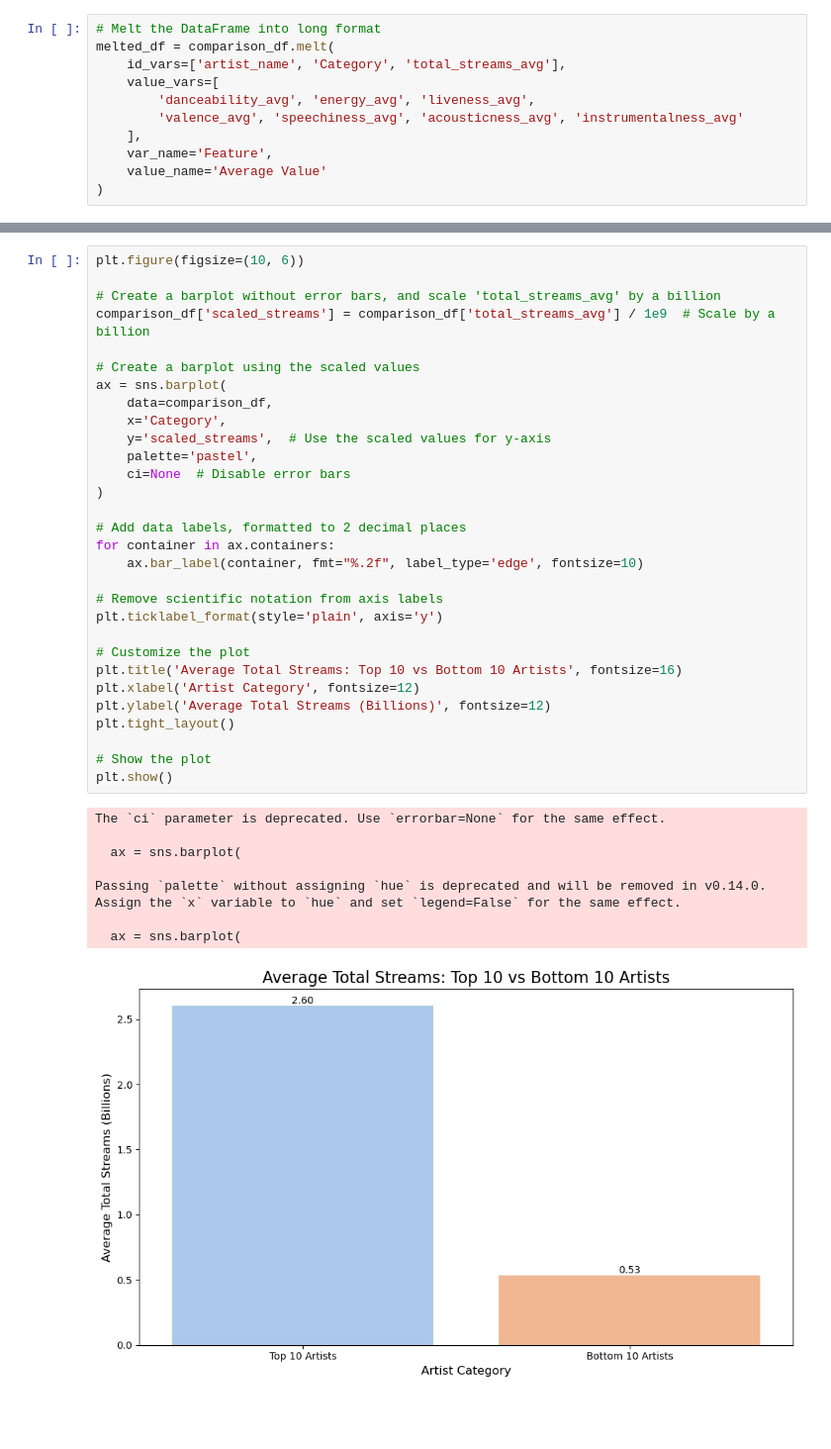
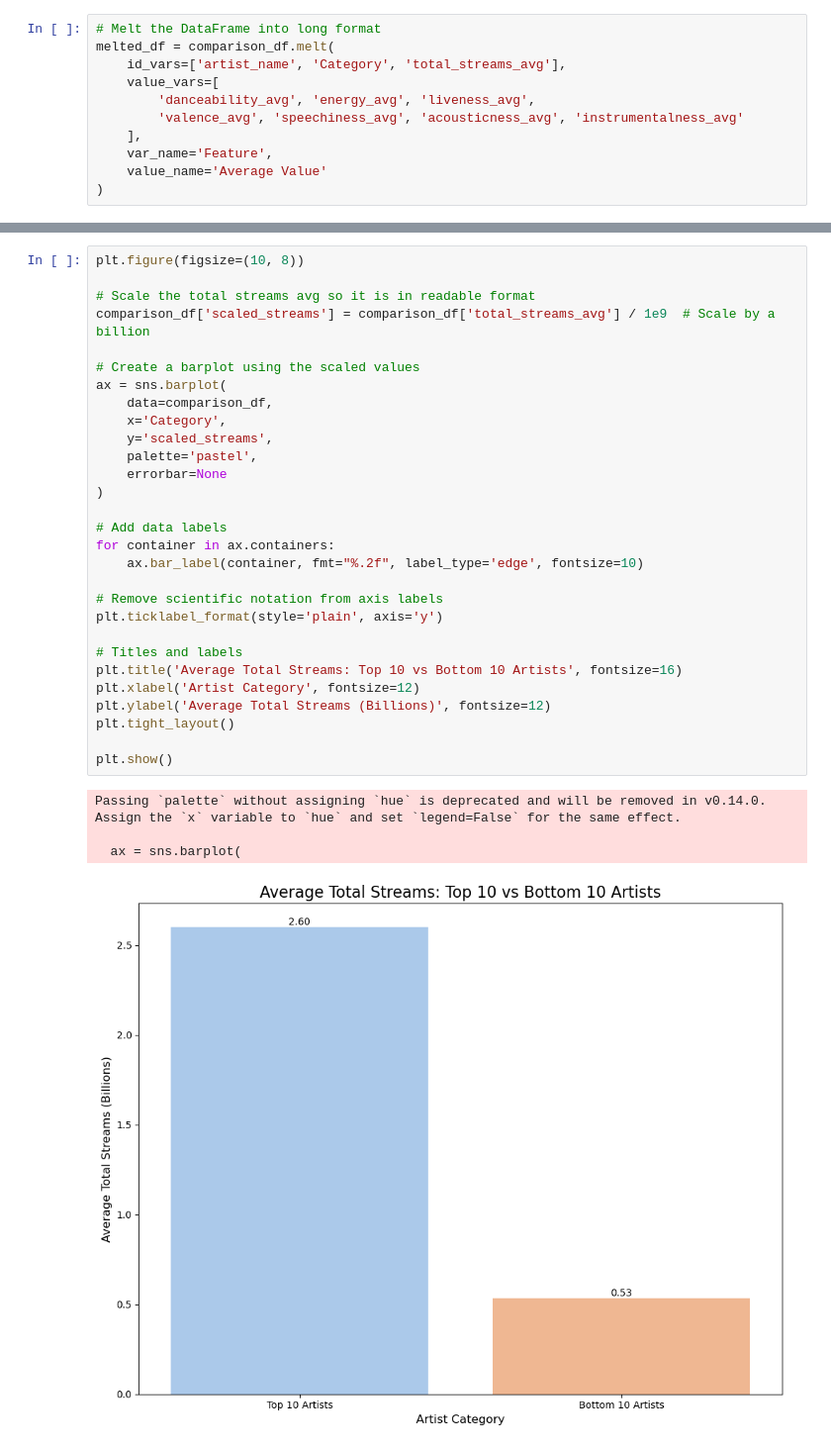
Before and after one commit to mojolemker/3250-data-analytics-template, a Jupyter notebook: code/notebooks/004-artistAnalysis.ipynb, the cells around one changed output, grey strips where cells are left out. Shown: that part at 99% size. Cells and saved outputs as stored; diff of their text form; blank space fills up the shorter version.

```diff
--- a/code/notebooks/004-artistAnalysis.ipynb
+++ b/code/notebooks/004-artistAnalysis.ipynb
@@ -164,41 +163,36 @@ plt.show()
 # %% [output]
 [figure]
 # %%
-plt.figure(figsize=(10, 6))
+plt.figure(figsize=(10, 8))
 
-# Create a barplot without error bars, and scale 'total_streams_avg' by a billion
+# Scale the total streams avg so it is in readable format
 comparison_df['scaled_streams'] = comparison_df['total_streams_avg'] / 1e9  # Scale by a billion
 
 # Create a barplot using the scaled values
 ax = sns.barplot(
     data=comparison_df,
     x='Category',
-    y='scaled_streams',  # Use the scaled values for y-axis
+    y='scaled_streams',
     palette='pastel',
-    ci=None  # Disable error bars
+    errorbar=None
 )
 
-# Add data labels, formatted to 2 decimal places
+# Add data labels
 for container in ax.containers:
     ax.bar_label(container, fmt="%.2f", label_type='edge', fontsize=10)
 
 # Remove scientific notation from axis labels
 plt.ticklabel_format(style='plain', axis='y')
 
-# Customize the plot
+# Titles and labels
 plt.title('Average Total Streams: Top 10 vs Bottom 10 Artists', fontsize=16)
 plt.xlabel('Artist Category', fontsize=12)
 plt.ylabel('Average Total Streams (Billions)', fontsize=12)
 plt.tight_layout()
 
-# Show the plot
 plt.show()
 # %% [output]
-The `ci` parameter is deprecated. Use `errorbar=None` for the same effect.
-
-  ax = sns.barplot(
-
 Passing `palette` without assigning `hue` is deprecated and will be removed in v0.14.0. Assign the `x` variable to `hue` and set `legend=False` for the same effect.
 
   ax = sns.barplot(
-[figure, old version]
+[figure, new version]
```
Also changed, not shown: parts of 3 cells of this notebook, 1 other file.
